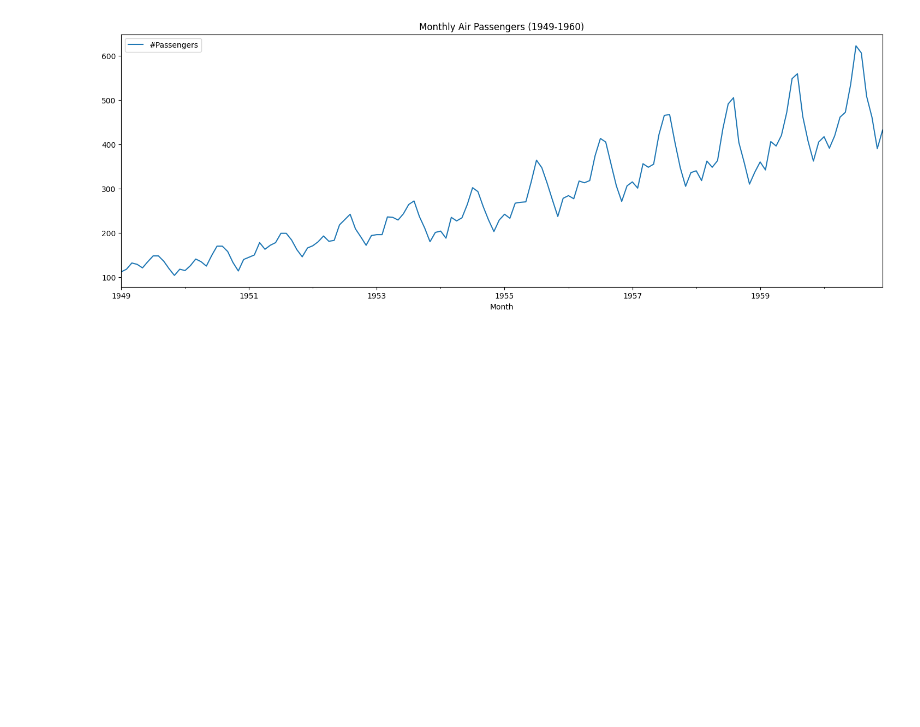
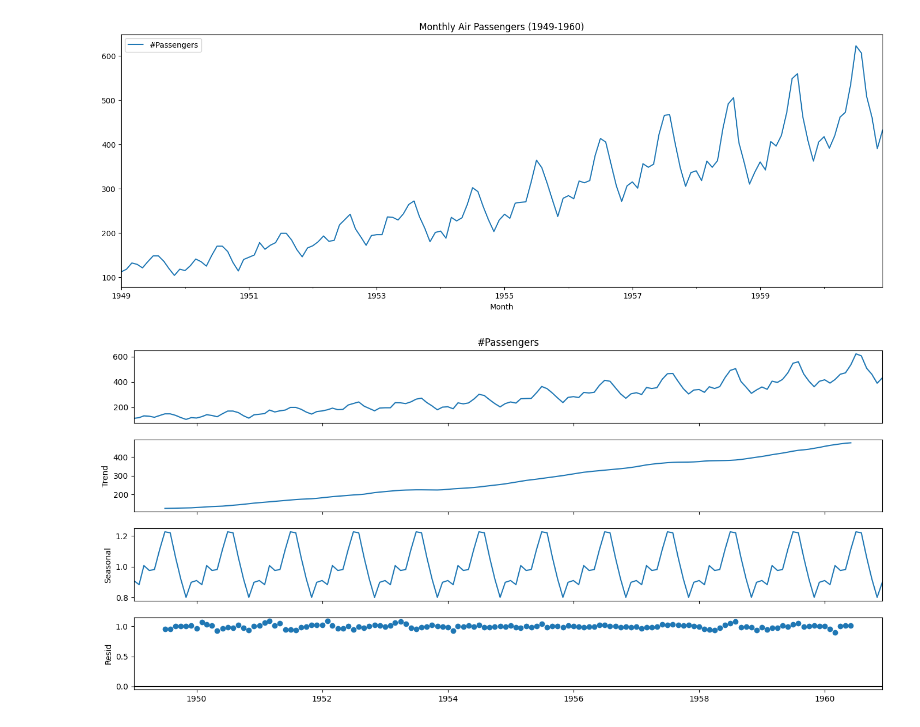
Before and after one commit to AyushDevadiga1/Machine-Learning, a Jupyter notebook: TimeSeriesAnalysisIntroduction.ipynb, the cells around one changed output. Saved outputs shown, nothing was run; the diff lists cells and outputs as text; code cells hidden in the pictures; blank space fills up the shorter version.

Commit message:
Time series Seasonal Decomposition and analysis of each components

```diff
--- a/TimeSeriesAnalysisIntroduction.ipynb
+++ b/TimeSeriesAnalysisIntroduction.ipynb
@@ -37,0 +43,9 @@ plt.show()
+# %%
+# We will use the import seasonal_decompose from statsmodels.tsa.seasonal to analyze the different components of the time-series-data.
+decomposed_df = seasonal_decompose(df['#Passengers'],model='multiplicative') # <-- The seasonality was of type multiplicative as seen in the graph
+# %%
+decomposed_df.plot()
+plt.gcf().set_size_inches(15,7) # < -- Get the graph and set the size in inches accordingly
+plt.show()
+# %% [output]
+[figure, added]
```
Also changed, not shown: parts of 5 cells of this notebook.
